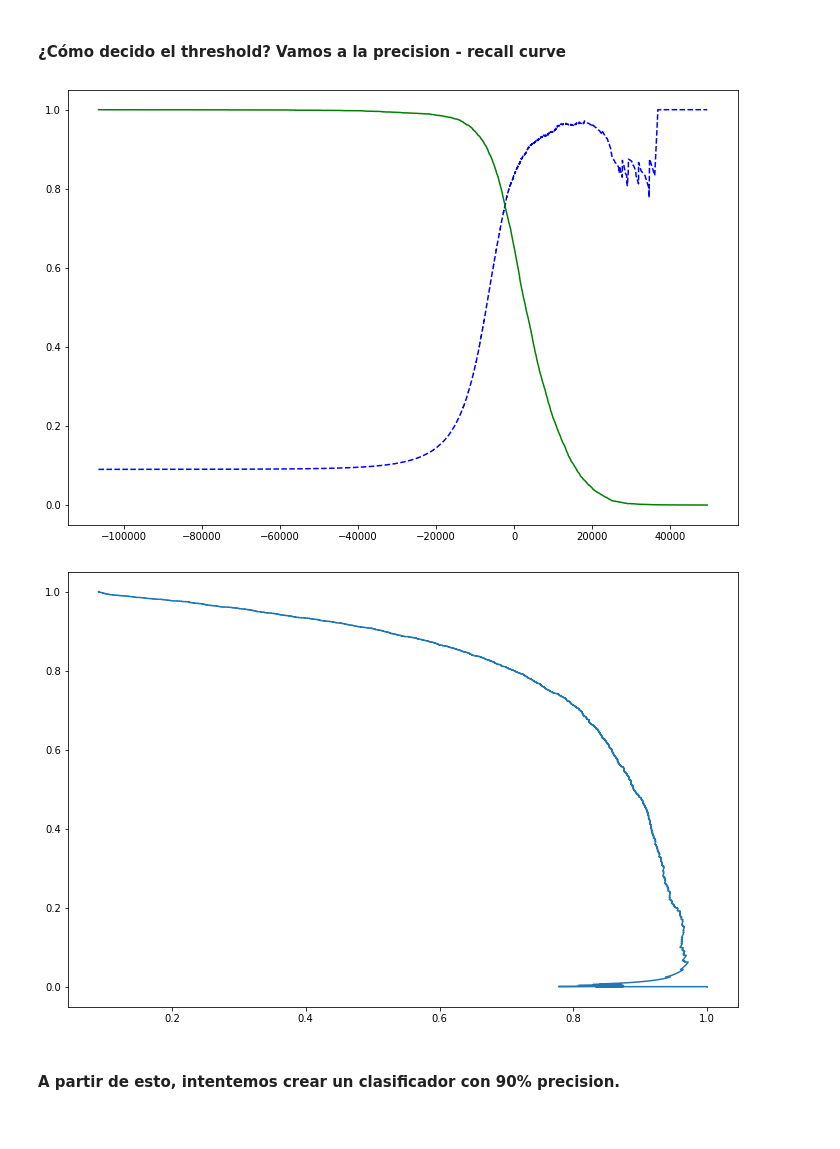
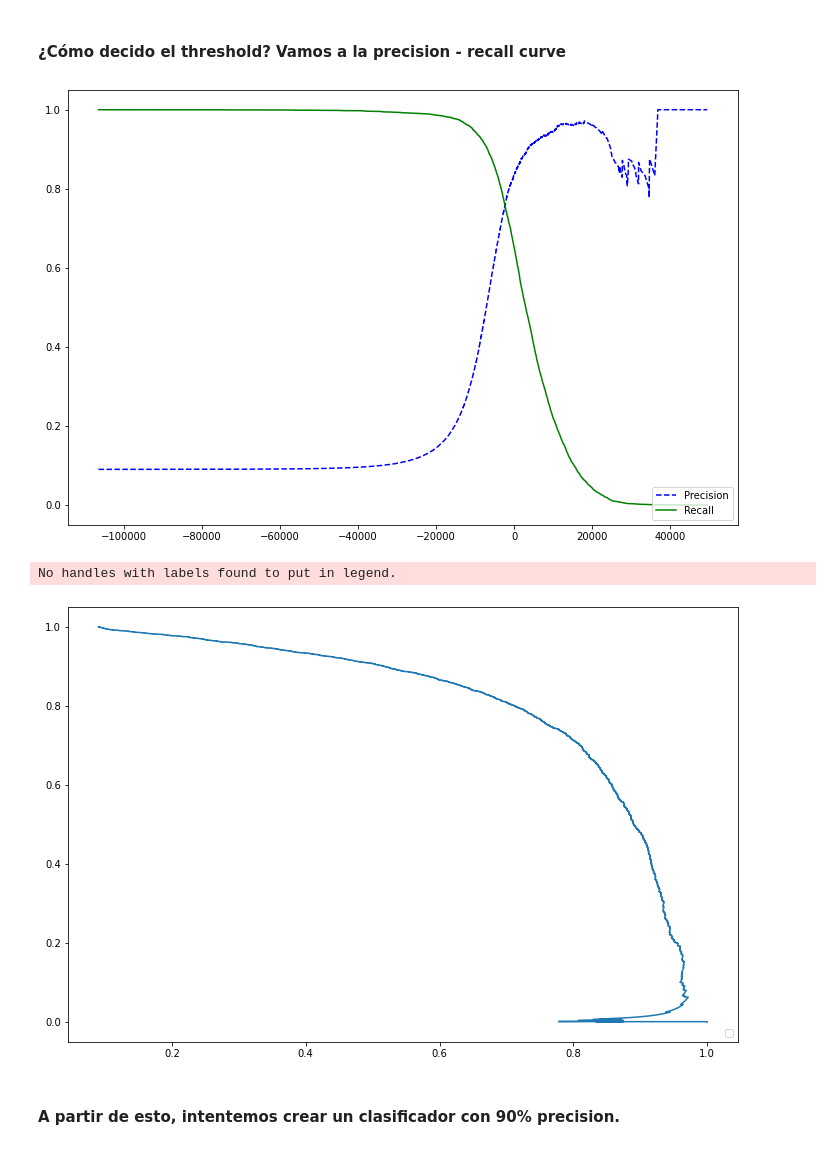
Before and after one commit to panza238/Hands_On_ML, a Jupyter notebook: ch03/chapter_03.ipynb, the cells around one changed output. Cells and saved outputs as stored; diff of their text form; code cells hidden in the pictures.

```diff
--- a/ch03/chapter_03.ipynb
+++ b/ch03/chapter_03.ipynb
@@ -207,23 +207,26 @@ y_df_scores = cross_val_predict(estimator=sgd_clf, X=X_train, y=y_train_5, cv=3,
 # %%
 from sklearn.metrics import precision_recall_curve
 
 precisions, recalls, thresholds = precision_recall_curve(y_train_5, y_df_scores)
 
 def plot_precision_recall_vs_threshold(precisions, recalls, thresholds):
     plt.plot(thresholds, precisions[:-1], "b--", label="Precision")
     plt.plot(thresholds, recalls[:-1], "g-", label="Recall")
 
 plt.figure(figsize=(12, 8))
 plot_precision_recall_vs_threshold(precisions, recalls, thresholds)
+plt.legend(loc="lower right")
 plt.show()
 # %% [output]
-[figure, old version]
+[figure, new version]
 # %%
 # Plotteo directamente precison vs recall
 plt.figure(figsize=(12, 8))
 plt.plot(precisions, recalls)
+plt.legend(loc="lower right")
 plt.show()
 # %% [output]
+No handles with labels found to put in legend.
 [figure]
 # %% [markdown]
 #### A partir de esto, intentemos crear un clasificador con 90% precision.
```
Also changed, not shown: parts of 34 cells of this notebook.
